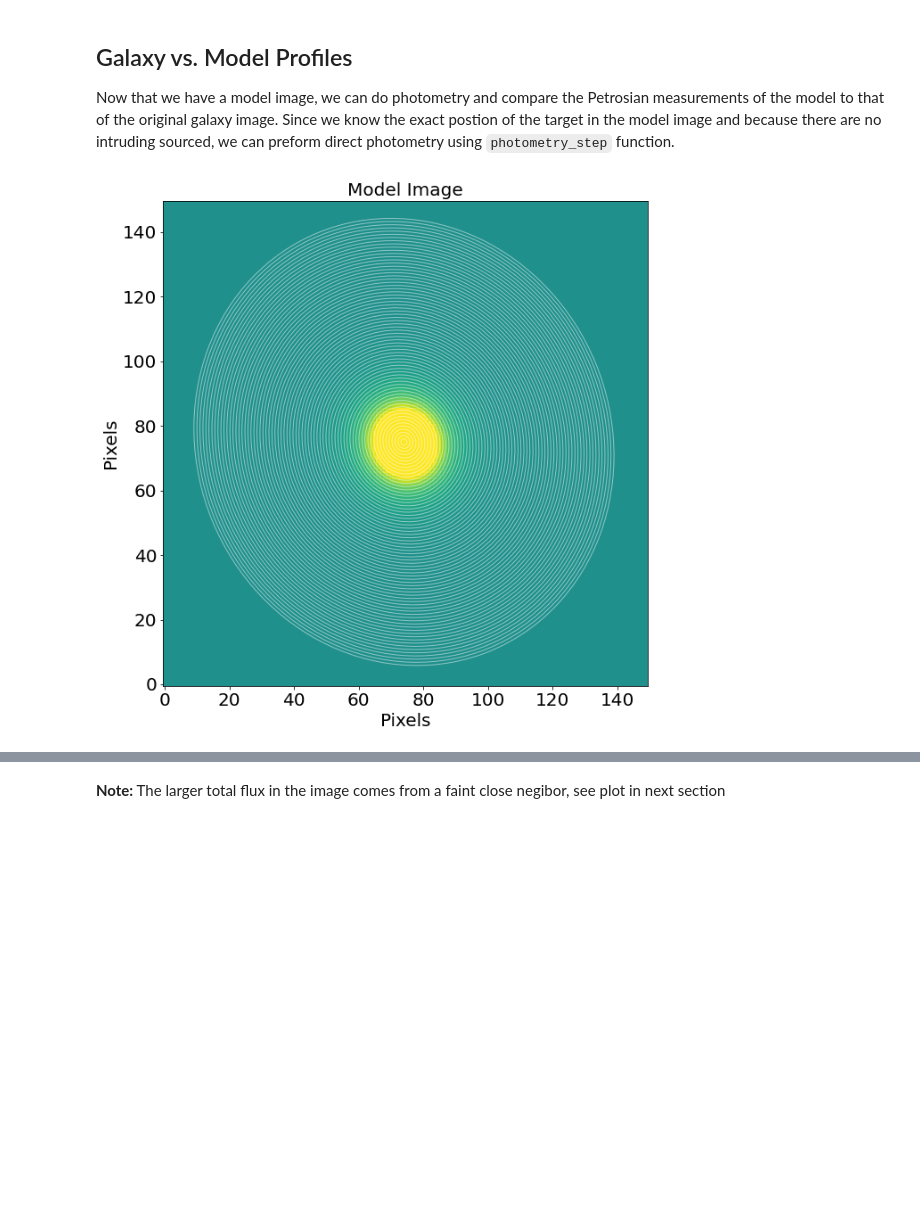
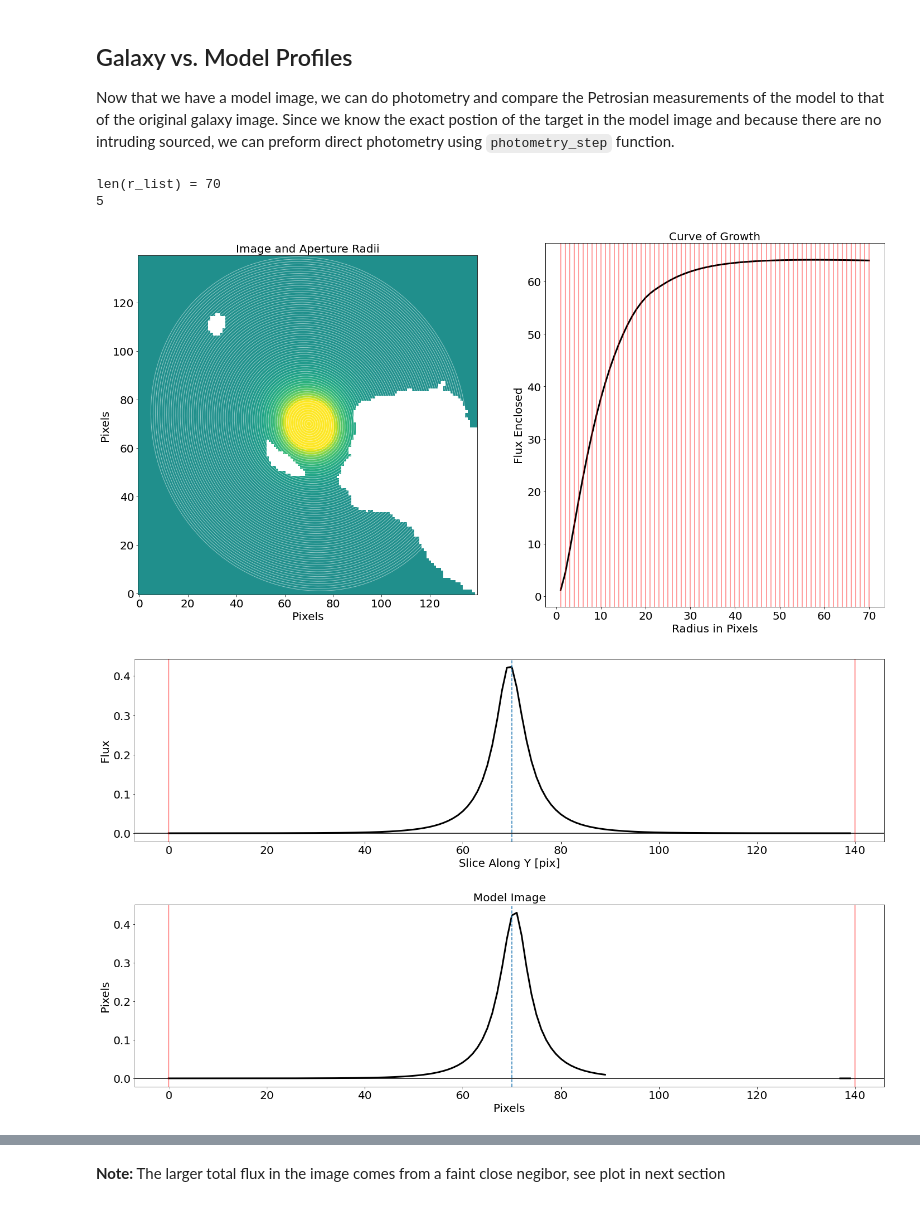
Before and after one commit to PetroFit/petrofit_papers, a Jupyter notebook: initial_paper/single_comp_fitting.ipynb, the cells around one changed output, grey strips where cells are left out. Saved outputs shown, nothing was run; the diff lists cells and outputs as text; code cells hidden in the pictures; blank space fills up the shorter version.

Commit message:
update single_comp_fitting

```diff
--- a/initial_paper/single_comp_fitting.ipynb
+++ b/initial_paper/single_comp_fitting.ipynb
@@ -114,7 +114,7 @@ kernel_size = 3
 fwhm = 3
 
 # Min Source size (area)
-npixels = 4**2
+npixels = 2**2
 
 
 cat, segm, segm_deblend = make_catalog(
@@ -187,8 +187,8 @@ flux_arr, area_arr, error_arr = source_photometry(
 
     # Options
     cutout_size=max(r_list)*2, # Cutout out size, set to double the max radius
-    bkg_sub=False, # Subtract background
-    sigma=1, sigma_type='clip', # Fit a 2D plane to pixels within 1 sigma of the mean
+    bkg_sub=True, # Subtract background
+    sigma=3, sigma_type='clip', # Fit a 2D plane to pixels within 1 sigma of the mean
     plot=True, vmax=vmax, vmin=vmin, # Show plot with max and min defined above
 )
 # %% [output]
@@ -530,7 +530,7 @@ To fit the galaxy we prepared with the `PSFModel` we constructed, we call the `f
 from petrofit.fitting import fit_model
 
 fitted_model, fit_info = fit_model(
-    fitting_image.data, sersic_model,
+    fitting_image.data, psf_sersic_model,
     maxiter=10000,
     epsilon=1.4901161193847656e-08,
     acc=1e-09,
@@ -691,31 +691,51 @@ Now that we have a model image, we can do photometry and compare the Petrosian m
 # %%
 from petrofit.photometry import photometry_step
 
 model_position = (
     fitted_model_copy.x_0.value,
     fitted_model_copy.y_0.value)
 
 model_position = (image_x_0, image_y_0)
 model_elong = 1 / (1 - fitted_model_copy.ellip.value)
 
 model_theta = fitted_model_copy.theta.value
 
-model_flux_arr, model_area_arr, model_error_arr = photometry_step(
-    position=model_position,
-    r_list=r_list, # from the original
-    image=full_fitted_model_image, # Same saize as original image
-    elong=model_elong,
-    theta=model_theta,
-    plot=True, vmin=vmin, vmax=vmax,
+max_pix = 70
 
+r_list = make_radius_list(
+    max_pix=max_pix, # Max pixel to go up to
+    n=max_pix # the number of radii to produce
+)
+
+print("len(r_list) = {}".format(len(r_list)))
+
+
+# Photomerty
+model_flux_arr, model_area_arr, model_error_arr = source_photometry(
+
+    # Inputs
+    source, # Source (`photutils.segmentation.catalog.SourceCatalog`)
+    full_fitted_model_image, # Image as 2D array
+    segm_deblend, # Deblended segmentation map of image
+    r_list, # list of aperture radii
+
+    # Options
+    cutout_size=max(r_list)*2, # Cutout out size, set to double the max radius
+    bkg_sub=True, # Subtract background
+    sigma=3, sigma_type='clip', # Fit a 2D plane to pixels within 1 sigma of the mean
+    plot=True, vmax=vmax, vmin=vmin, # Show plot with max and min defined above
 )
 
 plt.title("Model Image")
 plt.xlabel("Pixels")
 plt.ylabel("Pixels")
 plt.show()
 # %% [output]
+len(r_list) = 70
+5
-[figure, old version]
+[figure, new version]
+[figure, added]
+[figure, added]
 # %%
 # Plot Light profile
 plt.plot(r_list, flux_arr, label='Data')
```
Also changed, not shown: parts of 35 cells of this notebook, 1 other file.
